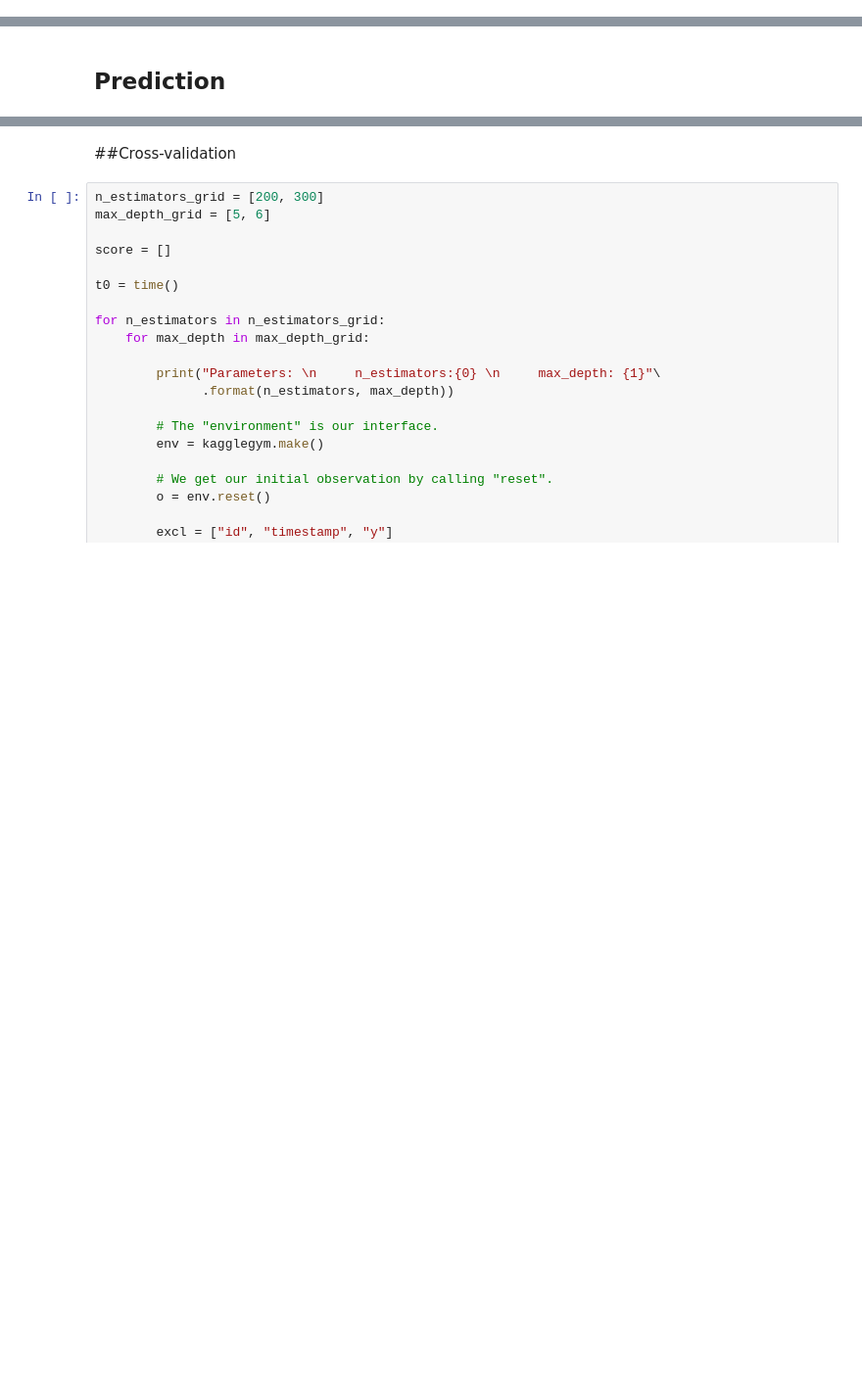
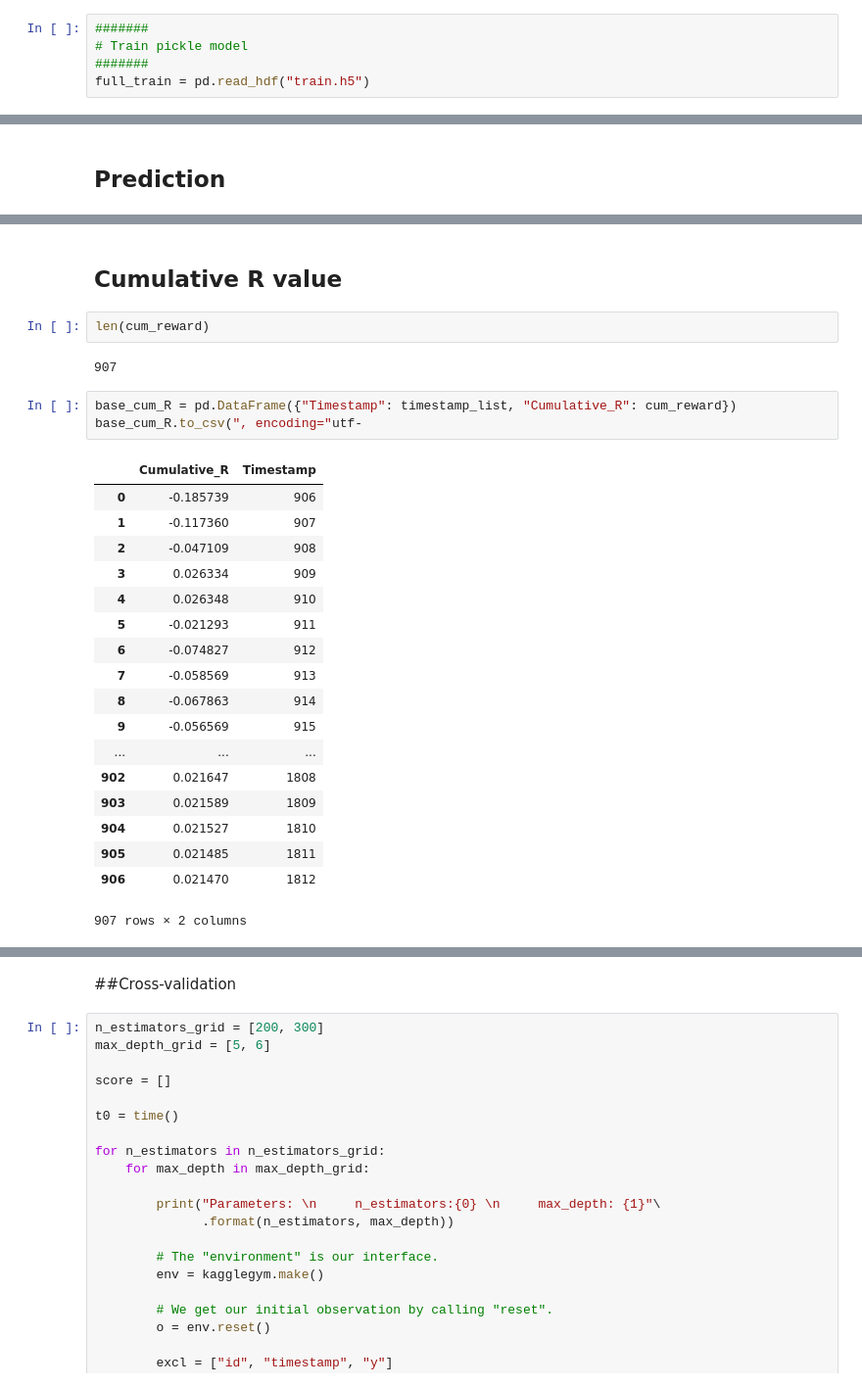
Before and after one commit to anthonyhu/twosigma-LETH-Al, a Jupyter notebook: Two Sigmas Challenge.ipynb, the cells around one changed output, grey strips where cells are left out. Shown: that part at 98% size. Saved outputs shown, nothing was run; the diff lists cells and outputs as text; blank space fills up the shorter version.

```diff
--- a/Two Sigmas Challenge.ipynb
+++ b/Two Sigmas Challenge.ipynb
@@ -36,5 +37,10 @@ for c in col:
     d_mean[c + "_nan"] = 0
 
 train = train.fillna(d_mean)
+# %%
+#######
+# Train pickle model
+#######
+full_train = pd.read_hdf("train.h5")
 # %%
 #######
@@ -268,0 +286,28 @@ Running time: 356.750163794s.
+# %% [markdown]
+## Cumulative R value
+# %%
+len(cum_reward)
+# %% [output]
+907
+# %%
+base_cum_R = pd.DataFrame({"Timestamp": timestamp_list, "Cumulative_R": cum_reward})
+base_cum_R.to_csv(", encoding="utf-
+# %% [output]
+|  | Cumulative_R | Timestamp |
+| 0 | -0.185739 | 906 |
+| 1 | -0.117360 | 907 |
+| 2 | -0.047109 | 908 |
+| 3 | 0.026334 | 909 |
+| 4 | 0.026348 | 910 |
+| 5 | -0.021293 | 911 |
+| 6 | -0.074827 | 912 |
+| 7 | -0.058569 | 913 |
+| 8 | -0.067863 | 914 |
+| 9 | -0.056569 | 915 |
+| ... | ... | ... |
+| 902 | 0.021647 | 1808 |
+| 903 | 0.021589 | 1809 |
+| 904 | 0.021527 | 1810 |
+| 905 | 0.021485 | 1811 |
+| 906 | 0.021470 | 1812 |
+907 rows × 2 columns
```
Also changed, not shown: parts of 12 cells of this notebook, 1 other file.
